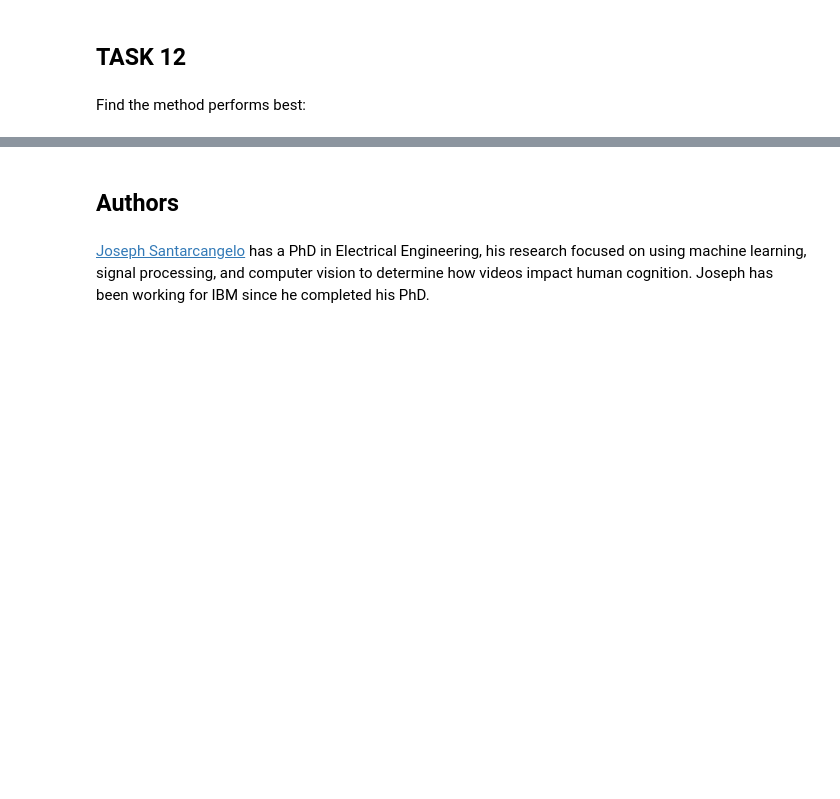
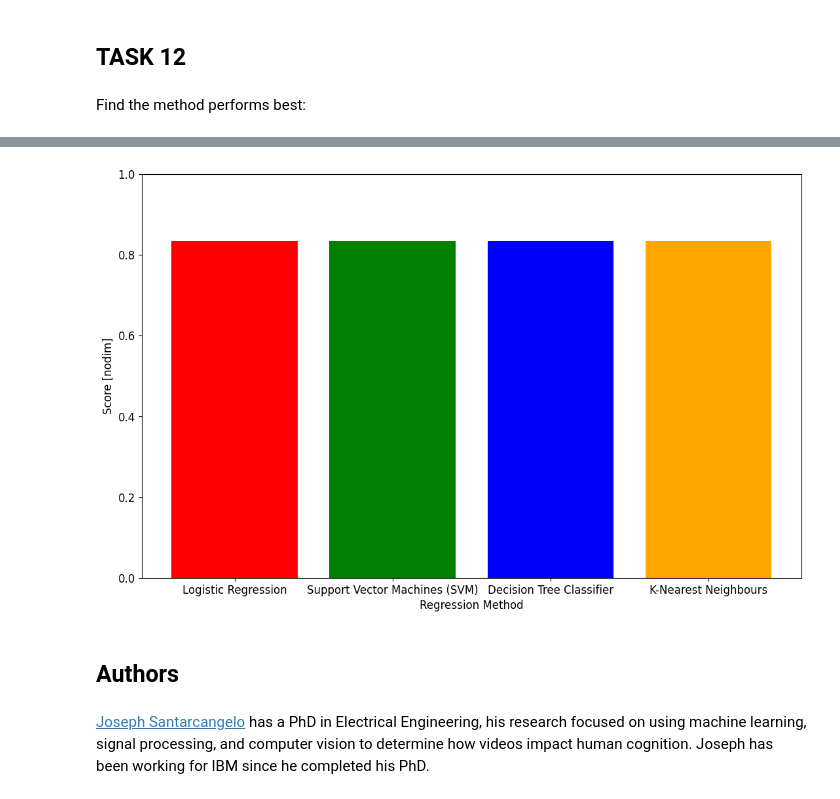
Before and after one commit to kyle-winnaar/data-science-capstone, a Jupyter notebook: labs/week-4/lab-8-machine-learning.ipynb, the cells around one changed output, grey strips where cells are left out. Cells and saved outputs as stored; diff of their text form; code cells hidden in the pictures; blank space fills up the shorter version.

```diff
--- a/labs/week-4/lab-8-machine-learning.ipynb
+++ b/labs/week-4/lab-8-machine-learning.ipynb
@@ -344,3 +344,21 @@ scores_df
+# %%
+method = [0, 1, 2, 3]
+method_names = ['Logistic Regression', 'Support Vector Machines (SVM)', 'Decision Tree Classifier', 'K-Nearest Neighbours']
+
+score = [log_reg_score, svm_score, tree_score, knn_score]
+
+colour = ['red', 'green', 'blue', 'orange']
+
+plt.figure(figsize=(13,8))
+plt.bar(method, score, color=colour, tick_label=method_names)
+plt.xticks(fontsize=12)
+plt.ylabel('Score [nodim]', fontsize=12)
+plt.xlabel('Regression Method', fontsize=12)
+plt.yticks(fontsize=12)
+plt.ylim([0, 1])
+plt.show()
+# %% [output]
+[figure, added]
 # %% [markdown]
 ## Authors
 # %% [markdown]
```
Also changed, not shown: parts of 4 cells of this notebook, 3 other files.
